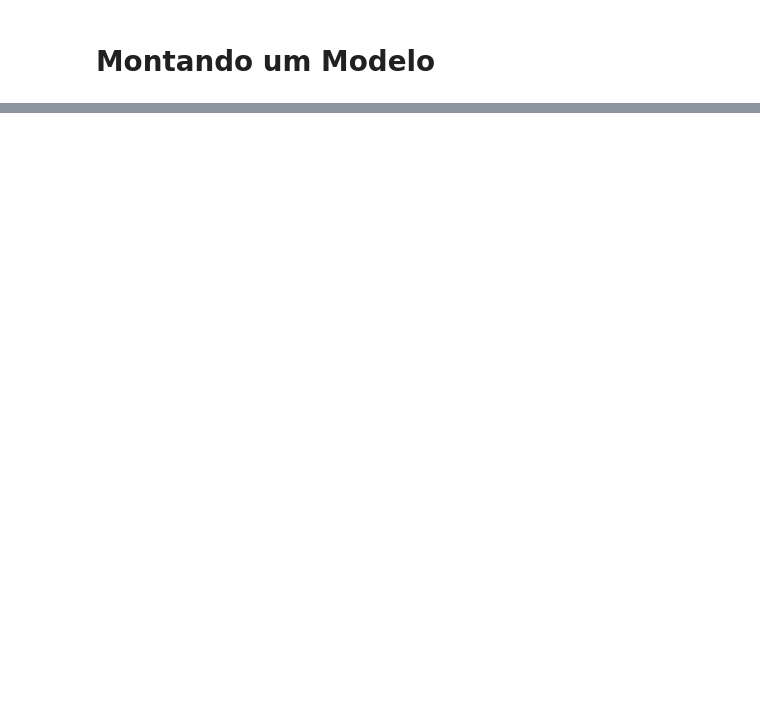
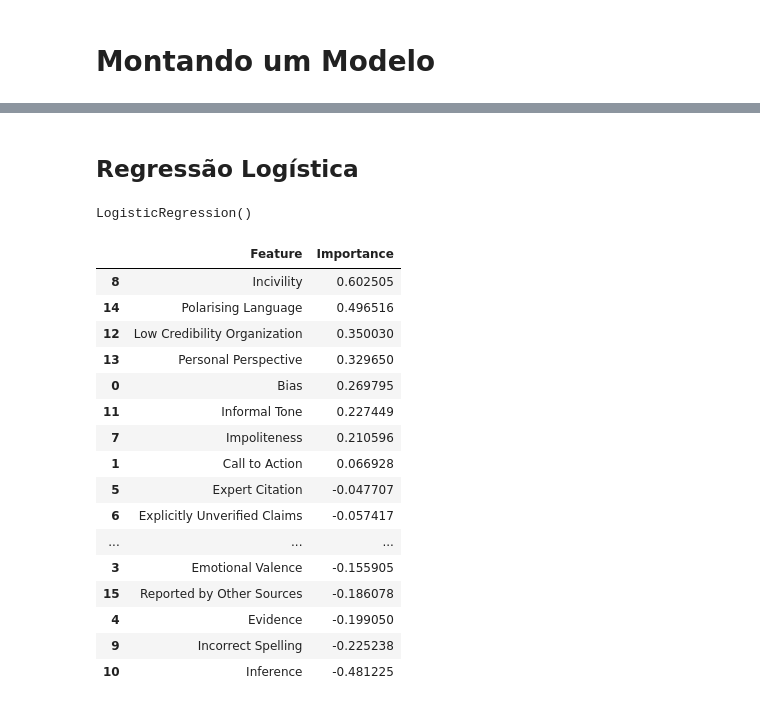
Before and after one commit to Rafaellfig/detecting_fake_news_with_LLMs, a Jupyter notebook: notebooks/analise_resultados/analise_weak_supervision.ipynb, the cells around one changed output, grey strips where cells are left out. Cells and saved outputs as stored; diff of their text form; code cells hidden in the pictures; blank space fills up the shorter version.

```diff
--- a/notebooks/analise_resultados/analise_weak_supervision.ipynb
+++ b/notebooks/analise_resultados/analise_weak_supervision.ipynb
@@ -103,0 +56,37 @@ pd.concat([df_pivot, df_label], axis=1)
+# %%
+df_model.dropna(inplace=True)
+# %%
+X = df_model.drop(columns=['label'])  # Features
+y = df_model['label']
+# %% [markdown]
+## Regressão Logística
+# %%
+model = LogisticRegression()
+model.fit(X, y)
+# %% [output]
+LogisticRegression()
+# %%
+importance = pd.DataFrame({
+    'Feature': X.columns,
+    'Importance': model.coef_[0]
+})
+# %%
+importance.sort_values('Importance', ascending=False)
+# %% [output]
+|  | Feature | Importance |
+| 8 | Incivility | 0.602505 |
+| 14 | Polarising Language | 0.496516 |
+| 12 | Low Credibility Organization | 0.350030 |
+| 13 | Personal Perspective | 0.329650 |
+| 0 | Bias | 0.269795 |
+| 11 | Informal Tone | 0.227449 |
+| 7 | Impoliteness | 0.210596 |
+| 1 | Call to Action | 0.066928 |
+| 5 | Expert Citation | -0.047707 |
+| 6 | Explicitly Unverified Claims | -0.057417 |
+| ... | ... | ... |
+| 3 | Emotional Valence | -0.155905 |
+| 15 | Reported by Other Sources | -0.186078 |
+| 4 | Evidence | -0.199050 |
+| 9 | Incorrect Spelling | -0.225238 |
+| 10 | Inference | -0.481225 |
```
Also changed, not shown: parts of 13 cells of this notebook, 1 other file.
